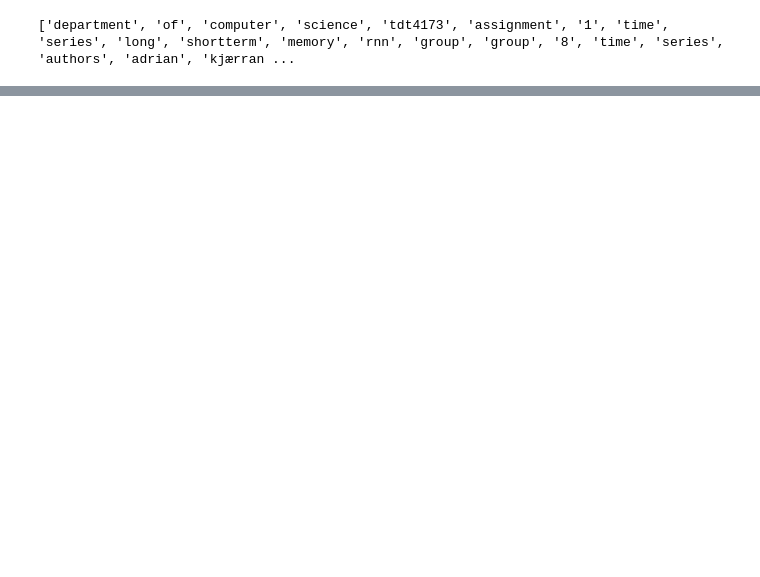
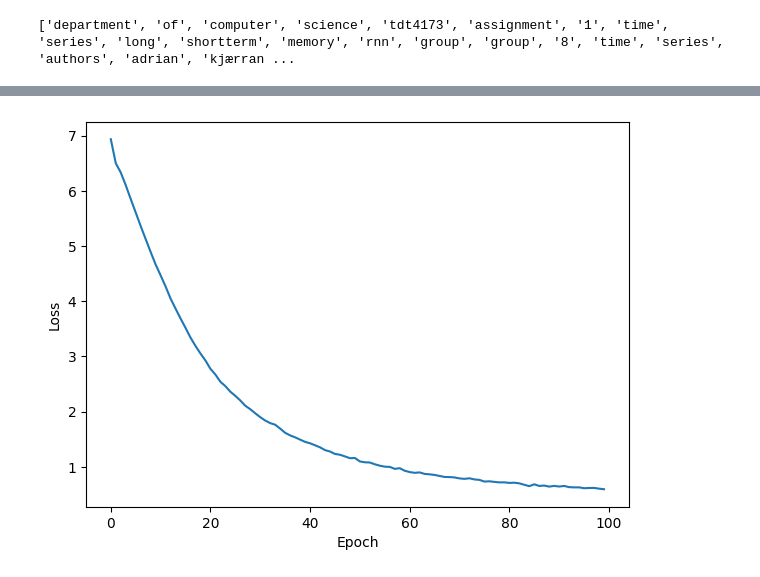
Before and after one commit to dlifeofjay/LSTM-Next-Word-Predictor, a Jupyter notebook: Notebook/Lstm One Word Predictor.ipynb, the cells around one changed output, grey strips where cells are left out. Saved outputs shown, nothing was run; the diff lists cells and outputs as text; code cells hidden in the pictures; blank space fills up the shorter version.

```diff
--- a/Notebook/Lstm One Word Predictor.ipynb
+++ b/Notebook/Lstm One Word Predictor.ipynb
@@ -309,0 +362,22 @@ torch.save(model.state_dict(), "mini_lm.pt")
+# %%
+# Apply window function
+
+X, y = window(data, 30, 1)
+# %%
+# lets convert it to tensor dataset
+
+X_tensors = torch.tensor(X, dtype=torch.long)
+y_tensors = torch.tensor(y, dtype=torch.long)
+# %%
+# Save to tensor
+data_tensor = TensorDataset(X_tensors, y_tensors)
+
+# Save to loader
+data_loader = DataLoader(data_tensor, batch_size=32, shuffle=True)
+# %%
+model = WordPred(len(word_to_id))
+criterion = nn.CrossEntropyLoss()
+optimizer = torch.optim.Adam(model.parameters(), lr=0.001, weight_decay=0.0001)
+# %%
+train(model, criterion, optimizer, data_loader, 100)
+# %% [output]
@@ -309,0 +401 @@ torch.save(model.state_dict(), "mini_lm.pt")
+[figure, added]
```
Also changed, not shown: parts of 17 cells of this notebook, 4 other files.
